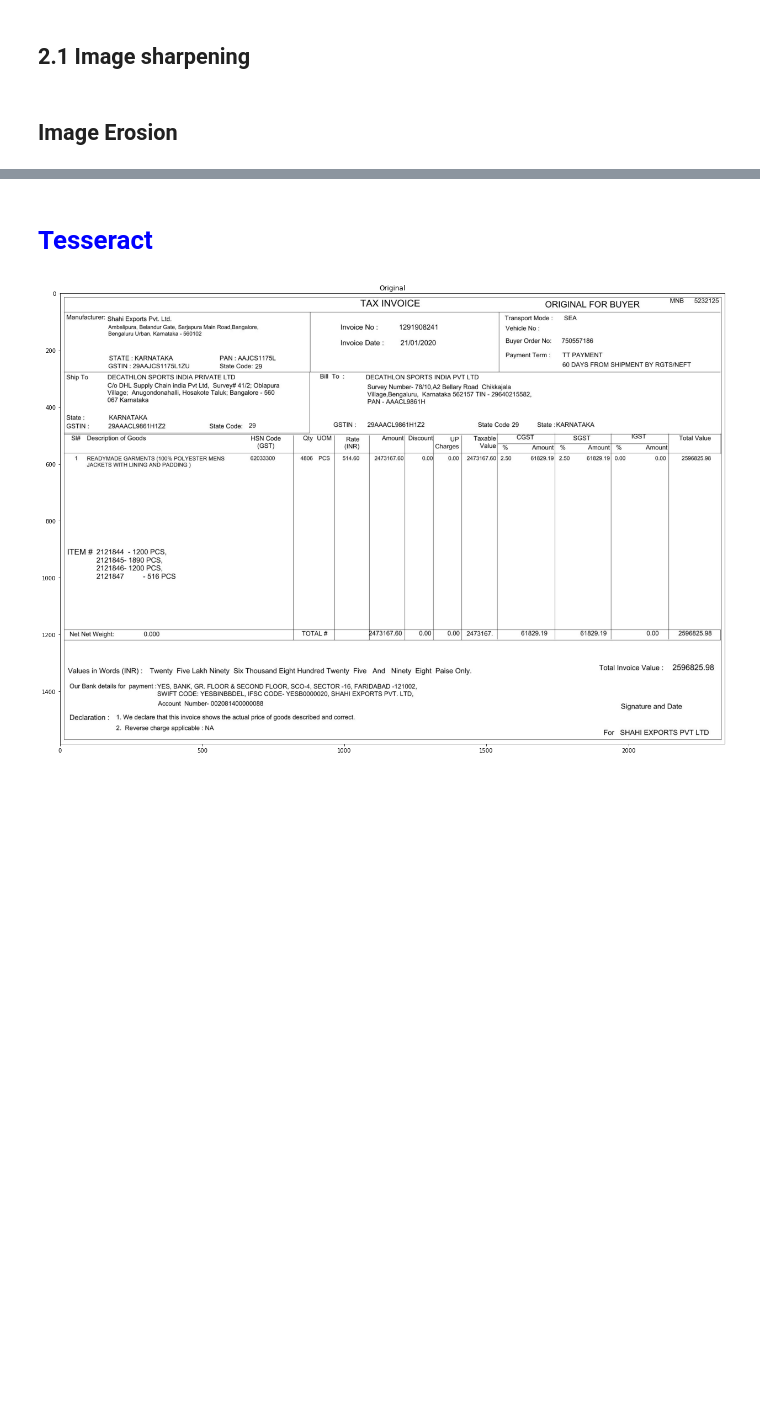
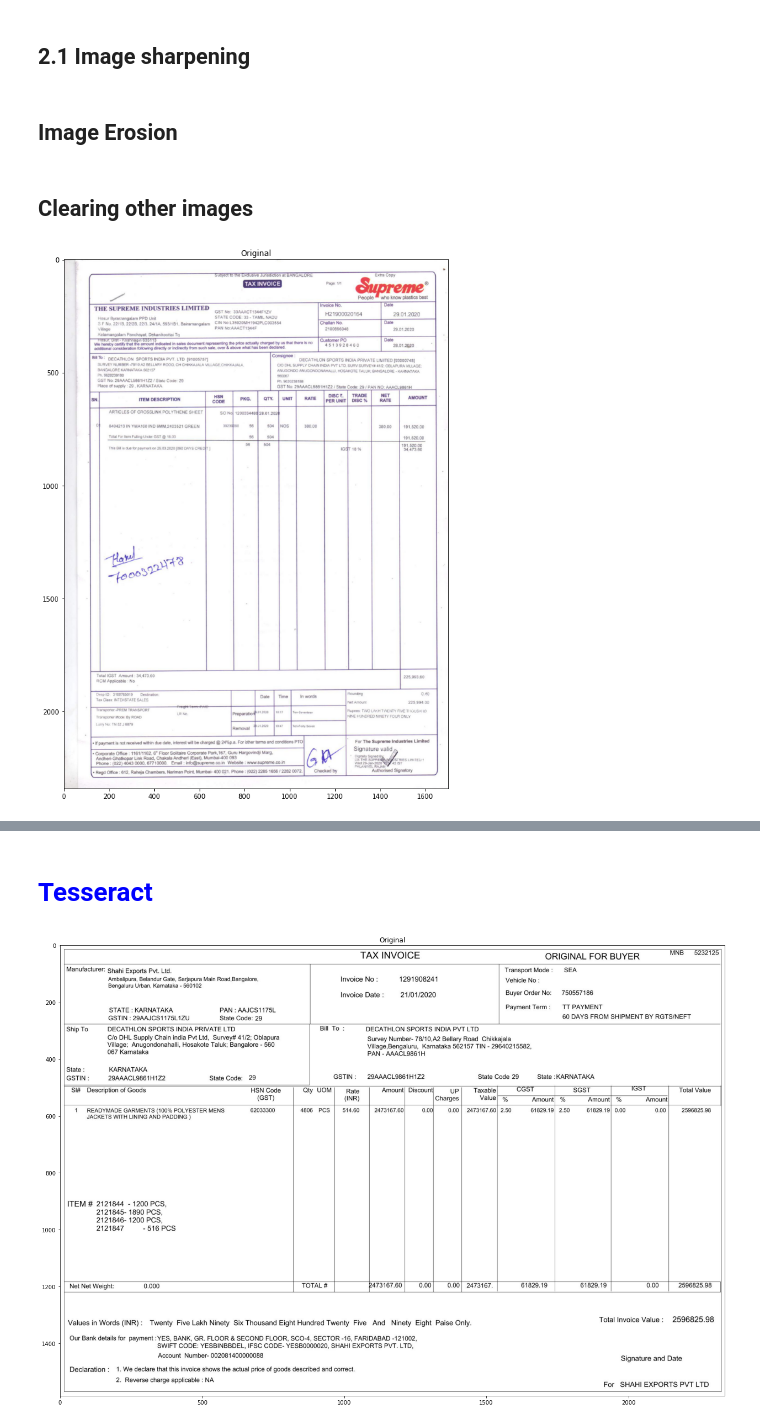
Before and after one commit to piyumaha12/Optical-Character-recognition, a Jupyter notebook: invoice_text_extraction.ipynb, the cells around one changed output, grey strips where cells are left out. Cells and saved outputs as stored; diff of their text form; code cells hidden in the pictures; blank space fills up the shorter version.

```diff
--- a/invoice_text_extraction.ipynb
+++ b/invoice_text_extraction.ipynb
@@ -350,3 +359,10 @@ plt.subplot(1,2,1)
 plt.imshow(sharpened)
 plt.subplot(1,2,2)
 plt.imshow(img)
+# %% [markdown]
+## Clearing other images
+# %%
+img = read_img(image_paths[6])
+plot_image(img)
+# %% [output]
+[figure, added]
```
Also changed, not shown: parts of 29 cells of this notebook.
